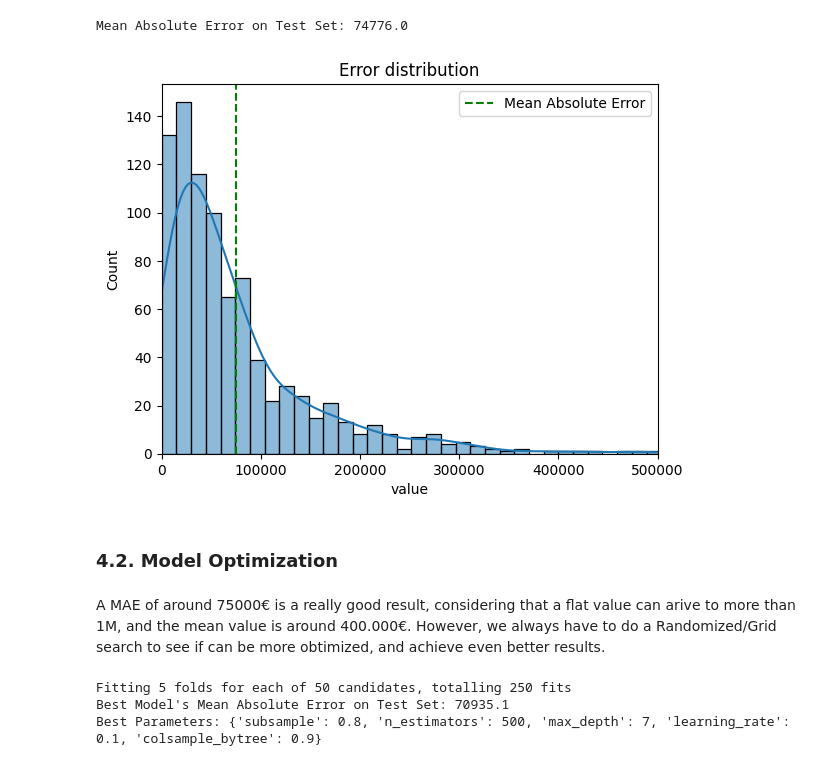
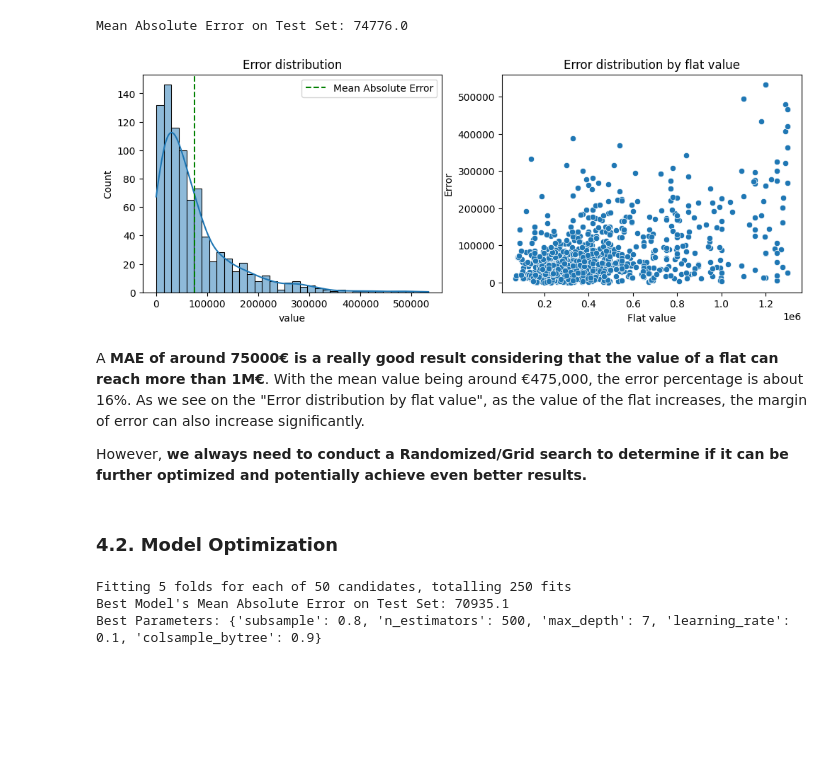
Before and after one commit to joseprs/FlatsHousesStudyBCN, a Jupyter notebook: 2.flat_prices_predictor.ipynb, the cells around one changed output. Cells and saved outputs as stored; diff of their text form; code cells hidden in the pictures; blank space fills up the shorter version.

```diff
--- a/flat_prices_predictor.ipynb
+++ b/2.flat_prices_predictor.ipynb
@@ -415,19 +425,27 @@ print(f'Mean Absolute Error on Test Set: {mse:.1f}')
 # %% [output]
 Mean Absolute Error on Test Set: 74776.0
 # %%
-sns.histplot(abs(y_pred-y_test), kde=True)
-plt.axvline(x=np.mean(abs(y_test-y_pred)), color='g', linestyle='--', label='Mean Absolute Error')
-plt.xlim([0,500000])
-plt.legend()
-plt.title("Error distribution")
+fig, ax = plt.subplots(nrows=1, ncols=2, figsize=(12,4))
+
+sns.histplot(abs(y_pred-y_test), kde=True, ax=ax[0])
+ax[0].axvline(x=np.mean(abs(y_test-y_pred)), color='g', linestyle='--', label='Mean Absolute Error')
+ax[0].legend()
+ax[0].set_title("Error distribution")
+
+sns.scatterplot(x=y_test, y=abs(y_pred-y_test), ax=ax[1])
+plt.xlabel("Flat value")
+plt.ylabel("Error")
+ax[1].set_title("Error distribution by flat value")
+
 plt.show()
 # %% [output]
-[figure, old version]
+[figure, new version]
-# %% [markdown]
-### 4.2. Model Optimization
 # %% [markdown]
-A MAE of around 75000€ is a really good result, considering that a flat value can arive to more than 1M, and the mean value is around 400.000€.
-However, we always have to do a Randomized/Grid search to see if can be more obtimized, and achieve even better results.
+A **MAE of around 75000€ is a really good result considering that the value of a flat can reach more than 1M€**. With the mean value being around €475,000, the error percentage is about 16%. As we see on the "Error distribution by flat value", as the value of the flat increases, the margin of error can also increase significantly.
+
+However, **we always need to conduct a Randomized/Grid search to determine if it can be further optimized and potentially achieve even better results.**
+# %% [markdown]
+### 4.2. Model Optimization
 # %%
 param_grid = {
     'n_estimators': [200, 300, 400, 500],
```
Also changed, not shown: parts of 26 cells of this notebook, 3 other files.
